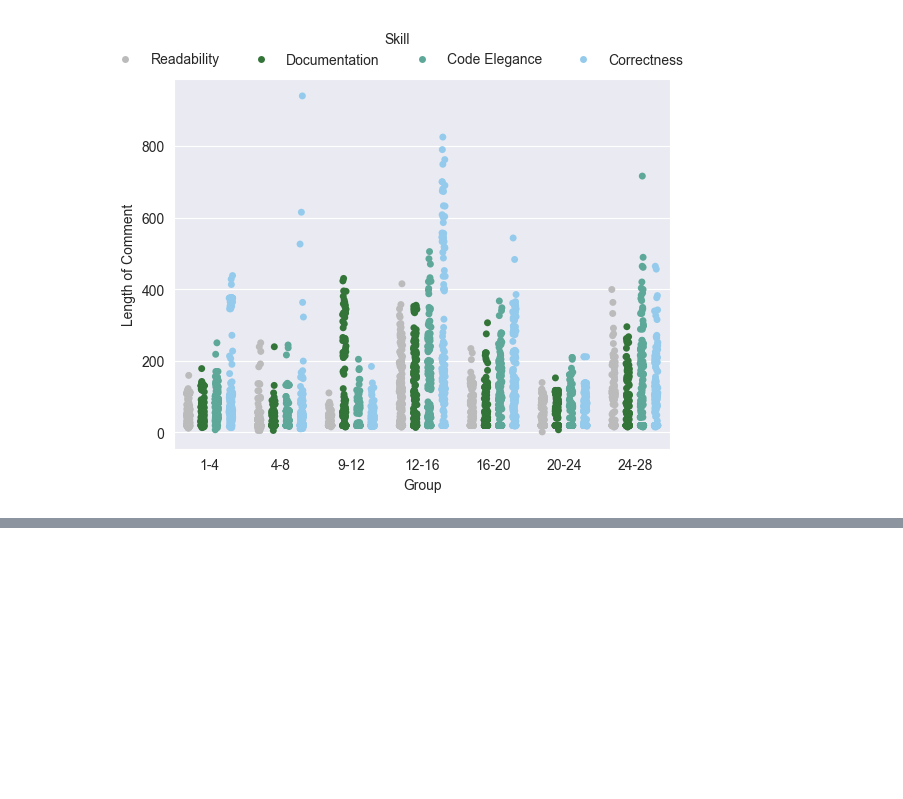
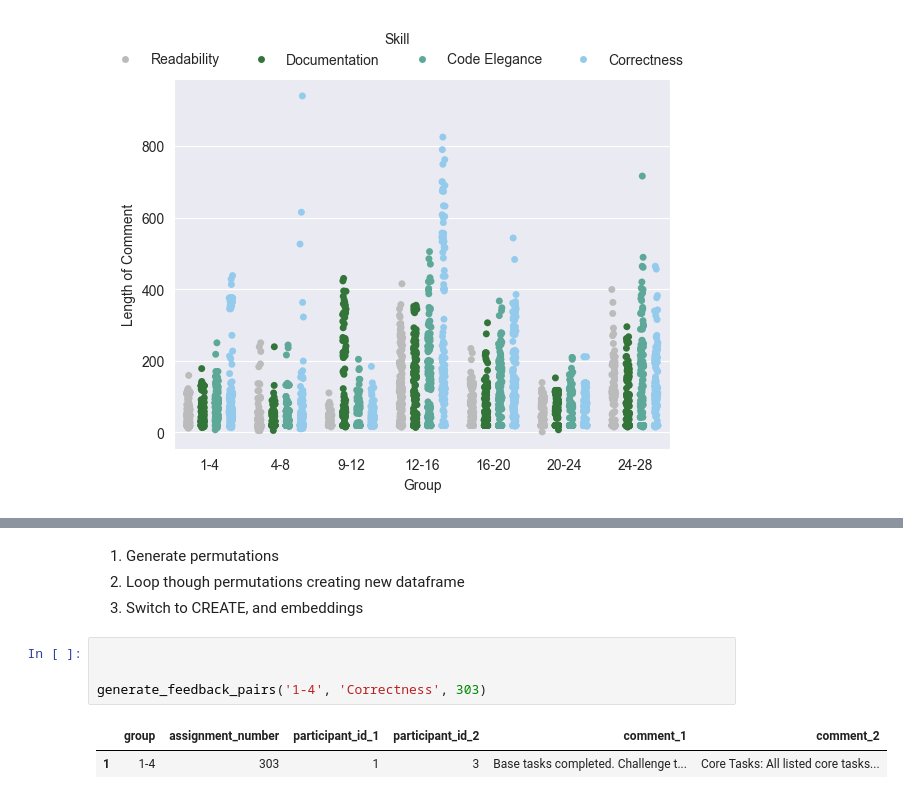
Before and after one commit to m-messer/Consistency_In_Grading_Analysis, a Jupyter notebook: feedback_analysis.ipynb, the cells around one changed output, grey strips where cells are left out. Drawn from its saved outputs; the diff is of its cells as text; blank space fills up the shorter version.

```diff
--- a/feedback_analysis.ipynb
+++ b/feedback_analysis.ipynb
@@ -499,0 +512,11 @@ length_plt.get_figure().savefig('plots/inter_rater_length.pdf', bbox_inches='tig
+# %% [markdown]
+1. Generate permutations
+2. Loop though permutations creating new dataframe
+3. Switch to CREATE, and embeddings
+# %%
+
+
+generate_feedback_pairs('1-4', 'Correctness', 303)
+# %% [output]
+|  | group | assignment_number | participant_id_1 | participant_id_2 | comment_1 | comment_2 |
+| 1 | 1-4 | 303 | 1 | 3 | Base tasks completed. Challenge t... | Core Tasks: All listed core tasks... |
```
Also changed, not shown: parts of 4 cells of this notebook, 1 other file.
